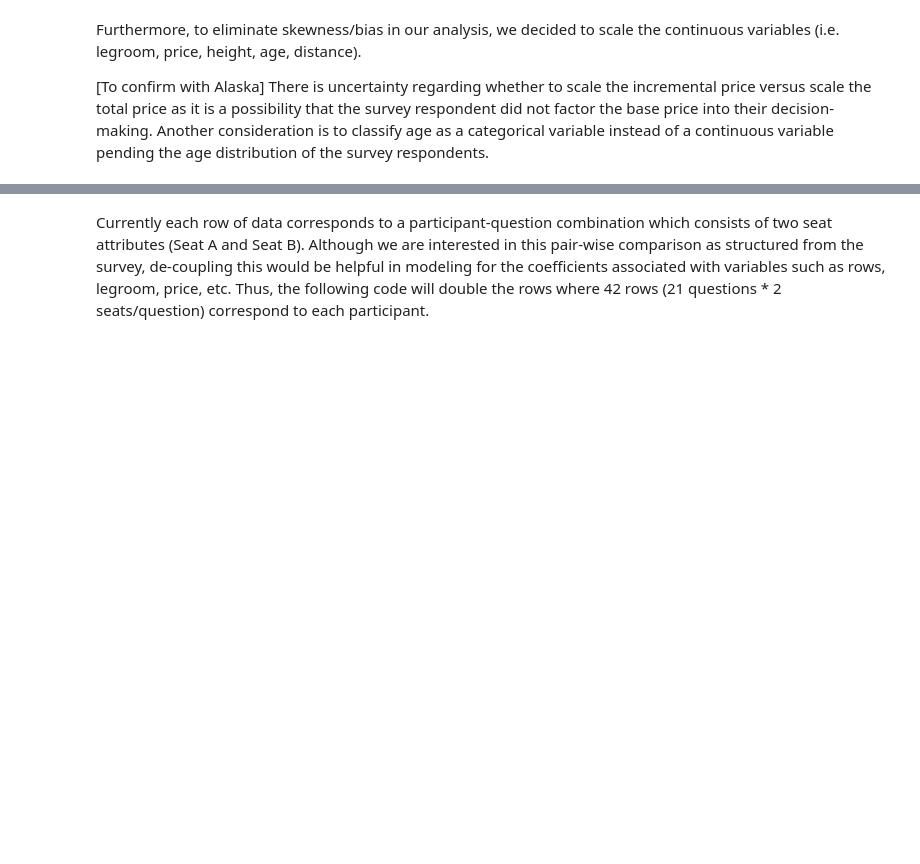
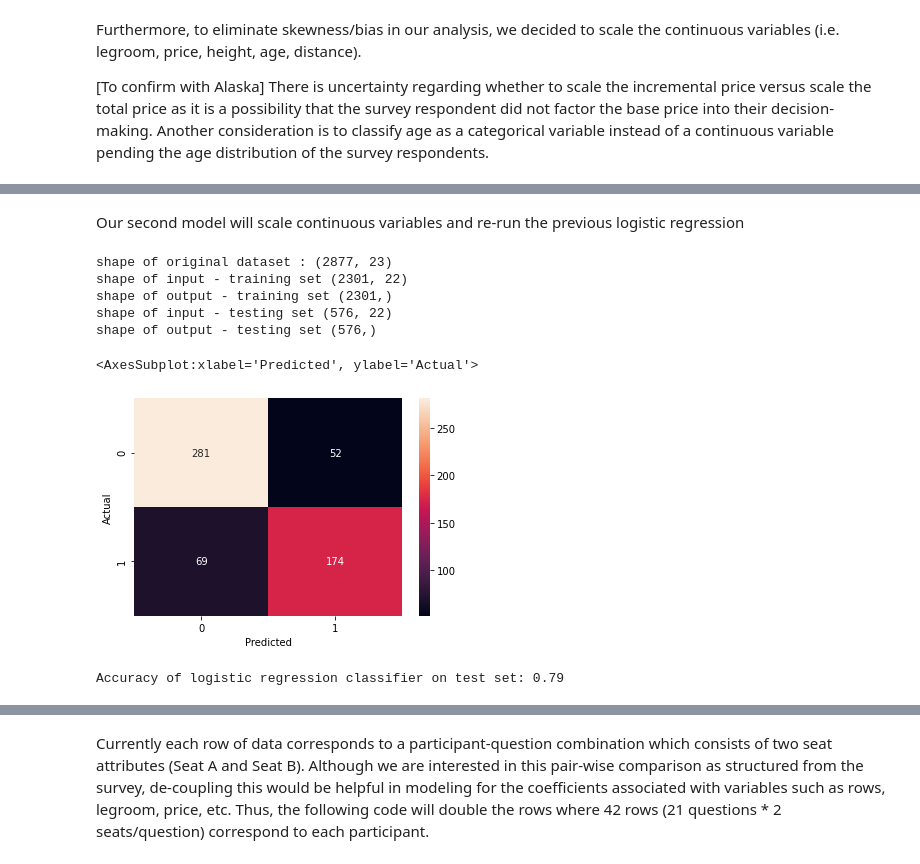
Before and after one commit to rwengstrom/AlaskaCapstone, a Jupyter notebook: Logistic.ipynb, the cells around one changed output, grey strips where cells are left out. Cells and saved outputs as stored; diff of their text form; code cells hidden in the pictures; blank space fills up the shorter version.

```diff
--- a/Logistic.ipynb
+++ b/Logistic.ipynb
@@ -410,22 +620,58 @@ There is uncertainty regarding whether to scale the incremental price versus sca
+# %% [markdown]
+Our second model will scale continuous variables and re-run the previous logistic regression
+# %%
+df_logscale = df_logistic
 # %%
 # Scaled Variables
 #Legroom
-df_clean["scaled_legroomA"] = preprocessing.scale(pd.to_numeric(df_clean["legroomA_"]))
-df_clean["scaled_legroomB"] = preprocessing.scale(pd.to_numeric(df_clean["legroomB_"]))
+df_logscale["scaled_legroomA"] = preprocessing.scale(pd.to_numeric(df_logistic["legroomA_"]))
+df_logscale["scaled_legroomB"] = preprocessing.scale(pd.to_numeric(df_logistic["legroomB_"]))
 
 #Total Price
-df_clean["scaled_totalPriceA"] = preprocessing.scale((pd.to_numeric(df_clean["price_"]) + pd.to_numeric(df_clean["priceA_"])))
-df_clean["scaled_totalPriceB"] = preprocessing.scale((pd.to_numeric(df_clean["price_"]) + pd.to_numeric(df_clean["priceB_"])))
+df_logscale["price_"] = preprocessing.scale(pd.to_numeric(df_logistic["price_"]))
 
 #Variable Price
-df_clean["scaled_varPriceA"] = preprocessing.scale(pd.to_numeric(df_clean["priceA_"]))
-df_clean["scaled_varPriceB"] = preprocessing.scale(pd.to_numeric(df_clean["priceB_"]))
-
-#Combined Height
-df_clean["scaled_height"] = preprocessing.scale((df_clean["height_feet"]*12.0 + df_clean["height_inches"]))
-
-#Age
-df_clean["scaled_age"] = preprocessing.scale(df_clean["age"])
+df_logscale["scaled_PriceA"] = preprocessing.scale(pd.to_numeric(df_logistic["priceA_"]))
+df_logscale["scaled_PriceB"] = preprocessing.scale(pd.to_numeric(df_logistic["priceB_"]))
 
 #Distance
-df_clean["scaled_distance"] = preprocessing.scale(df_clean["distance_"])
+df_logscale["scaled_distance"] = preprocessing.scale(df_logistic["distance_"])
+# %%
+# Define output variable
+yscale = df_logscale.choice_binary
+# Drop output variable from dataset to form input vector
+Xscale = df_logscale.drop('choice_binary', axis=1)
+
+
+# Use sklearn function train_test_split() to performa an 80-20 split
+Xscale_train, Xscale_test, yscale_train, yscale_test = train_test_split(Xscale,yscale,test_size = 0.2)
+# Verify shape of different sets
+print("shape of original dataset :",df_logistic.shape)
+print("shape of input - training set", Xscale_train.shape)
+print("shape of output - training set", yscale_train.shape)
+print("shape of input - testing set", Xscale_test.shape)
+print("shape of output - testing set", yscale_test.shape)
+# %% [output]
+shape of original dataset : (2877, 23)
+shape of input - training set (2301, 22)
+shape of output - training set (2301,)
+shape of input - testing set (576, 22)
+shape of output - testing set (576,)
+# %%
+# Create basic logistic regression model
+log_reg_scale = LogisticRegression(max_iter = 500)
+log_reg_scale.fit(Xscale_train,yscale_train)
+y_pred_scale = log_reg_scale.predict(Xscale_test)
+# %%
+#Print Confusion Matrix
+confusion_matrix = pd.crosstab(yscale_test, y_pred_scale, rownames=['Actual'], colnames=['Predicted'])
+sns.heatmap(confusion_matrix, annot=True, fmt='g')
+# %% [output]
+<AxesSubplot:xlabel='Predicted', ylabel='Actual'>
+[figure, added]
+# %%
+#Print Accuracy Score
+y_pred_scale = log_reg_scale.predict(Xscale_test)
+print('Accuracy of logistic regression classifier on test set: {:.2f}'.format(log_reg_scale.score(Xscale_test, yscale_test)))
+# %% [output]
+Accuracy of logistic regression classifier on test set: 0.79
```
Also changed, not shown: parts of 59 cells of this notebook.
